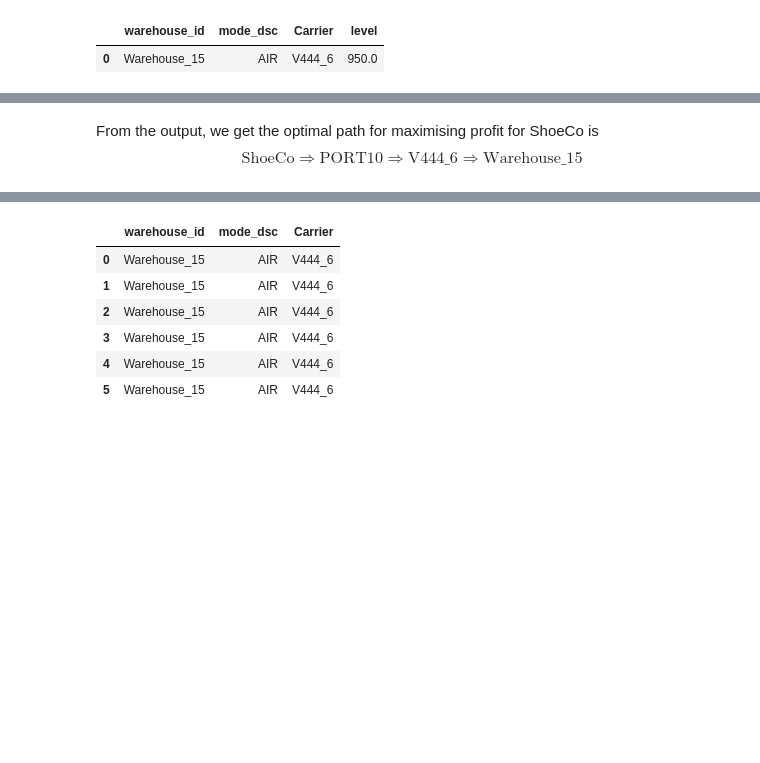
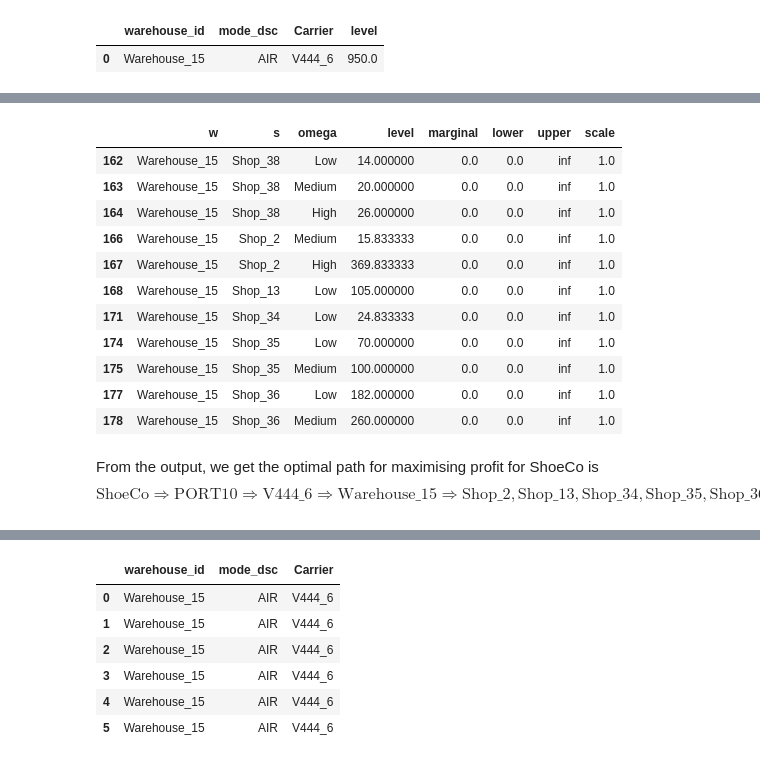
Before and after one commit to ashvin-a/Final-Project-524, a Jupyter notebook: src/main.ipynb, the cells around one changed output, grey strips where cells are left out. Saved outputs shown, nothing was run; the diff lists cells and outputs as text; code cells hidden in the pictures; blank space fills up the shorter version.

```diff
--- a/src/main.ipynb
+++ b/src/main.ipynb
@@ -847,10 +847,10 @@ def get_optimised_profit_shoeco(selling_price: float,
       objective=profit
   )
 
-  return f_flow, y_ship, z_select, carrier_cost, optimal_path_model.solve()
+  return f_flow, y_ship, z_select, v_sales, carrier_cost,optimal_path_model.solve()
 
 f_flow_shoeco, y_ship_shoeco, \
-z_select_shoeco, carrier_cost, solver_output = \
+z_select_shoeco, v_sales_shoeco, carrier_cost, solver_output = \
 get_optimised_profit_shoeco(shoeco_production_cost=150,
                 shoeco_defective_rate=0.05,
                 shoeco_production_capacity=1000,
@@ -888,6 +888,21 @@ y_ship_shoeco.records[y_ship_shoeco.records["level"] > 0]
+# %%
+v_sales_shoeco.records[v_sales_shoeco.records["level"]>0]
+# %% [output]
+|  | w | s | omega | level | marginal | lower | upper | scale |
+| 162 | Warehouse_15 | Shop_38 | Low | 14.000000 | 0.0 | 0.0 | inf | 1.0 |
+| 163 | Warehouse_15 | Shop_38 | Medium | 20.000000 | 0.0 | 0.0 | inf | 1.0 |
+| 164 | Warehouse_15 | Shop_38 | High | 26.000000 | 0.0 | 0.0 | inf | 1.0 |
+| 166 | Warehouse_15 | Shop_2 | Medium | 15.833333 | 0.0 | 0.0 | inf | 1.0 |
+| 167 | Warehouse_15 | Shop_2 | High | 369.833333 | 0.0 | 0.0 | inf | 1.0 |
+| 168 | Warehouse_15 | Shop_13 | Low | 105.000000 | 0.0 | 0.0 | inf | 1.0 |
+| 171 | Warehouse_15 | Shop_34 | Low | 24.833333 | 0.0 | 0.0 | inf | 1.0 |
+| 174 | Warehouse_15 | Shop_35 | Low | 70.000000 | 0.0 | 0.0 | inf | 1.0 |
+| 175 | Warehouse_15 | Shop_35 | Medium | 100.000000 | 0.0 | 0.0 | inf | 1.0 |
+| 177 | Warehouse_15 | Shop_36 | Low | 182.000000 | 0.0 | 0.0 | inf | 1.0 |
+| 178 | Warehouse_15 | Shop_36 | Medium | 260.000000 | 0.0 | 0.0 | inf | 1.0 |
 # %% [markdown]
 From the output, we get the optimal path for maximising profit for ShoeCo is
-$$\text{ShoeCo}⇒\text{PORT10}⇒\text{V444_6}⇒\text{Warehouse_15}$$
+$$\text{ShoeCo}⇒\text{PORT10}⇒\text{V444_6}⇒\text{Warehouse_15}⇒{\text{Shop_2}, \text{Shop_13}, \text{Shop_34}, \text{Shop_35}, \text{Shop_36}, \text{Shop_38}}$$
 # %%
 # @title
 # Finding the optimal path for BootCo
```
Also changed, not shown: parts of 15 cells of this notebook.
